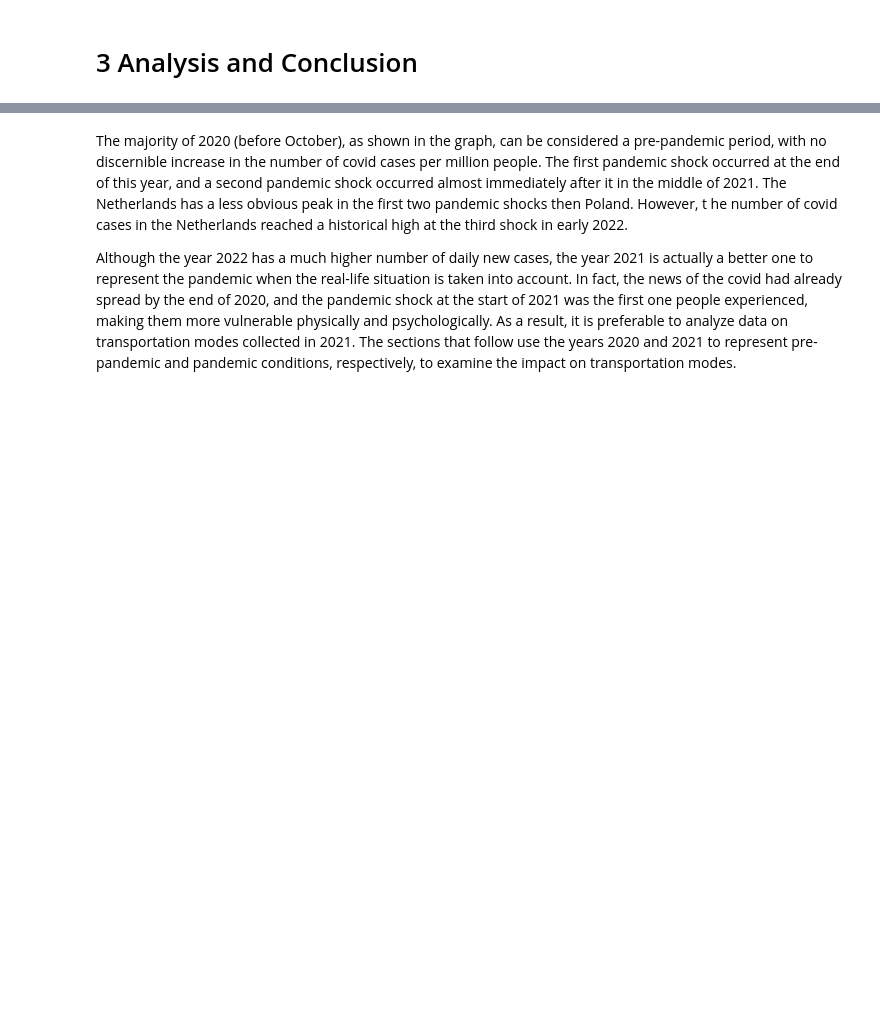
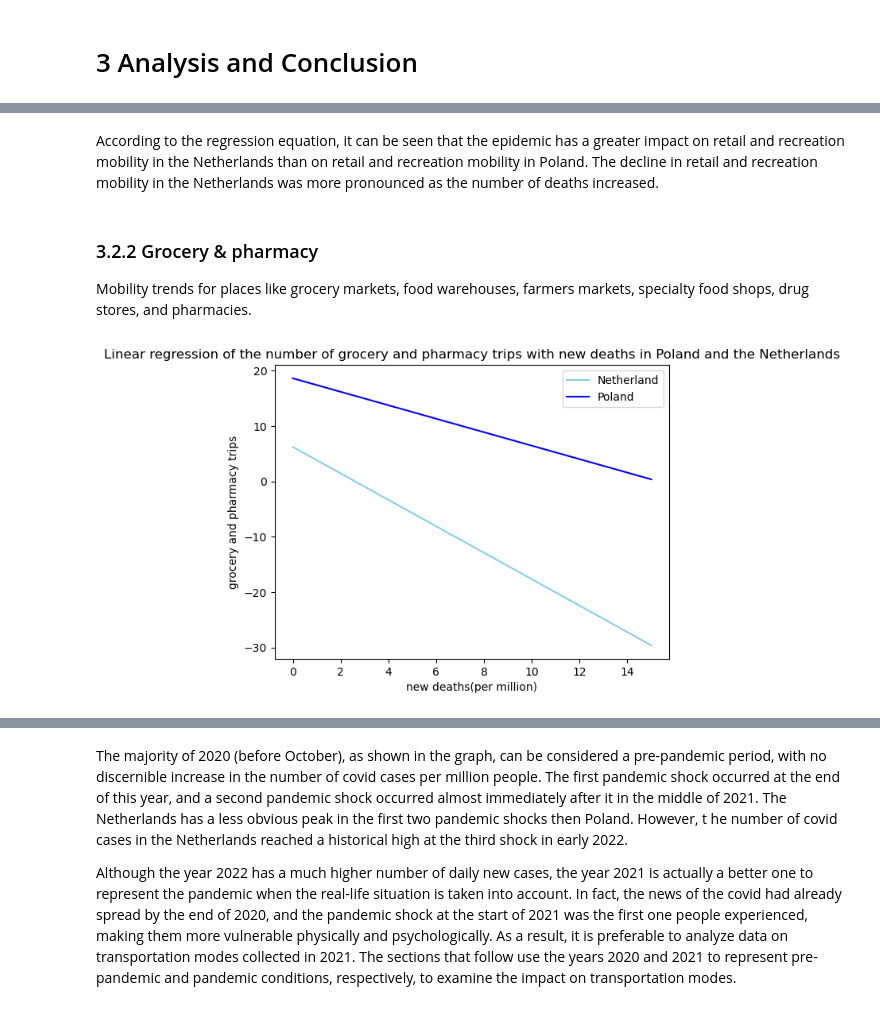
Before and after one commit to cynthiacai56/TIL6022-Project, a Jupyter notebook: project_main.ipynb, the cells around one changed output, grey strips where cells are left out. Drawn from its saved outputs; the diff is of its cells as text; code cells hidden in the pictures; blank space fills up the shorter version.

```diff
--- a/project_main.ipynb
+++ b/project_main.ipynb
@@ -97,0 +148,45 @@ This research gives a good indication of the impact of COVID on mobility in coun
+# %% [markdown]
+According to the regression equation, it can be seen that the epidemic has a greater impact on retail and recreation mobility in the Netherlands than on retail and recreation mobility in Poland. The decline in retail and recreation mobility in the Netherlands was more pronounced as the number of deaths increased.
+# %% [markdown]
+### 3.2.2 Grocery & pharmacy
+
+Mobility trends for places like grocery markets, food warehouses, farmers markets, specialty food shops, drug stores, and pharmacies.
+# %%
+# Import a linear regression model
+lrModel_grocery_and_pharmacy_nl = LinearRegression()
+#Select independent and dependent variables.
+x = df_Mobility_Data[['new_deaths_per_million_nl']]
+y = df_Mobility_Data[['NL_grocery_and_pharmacy']]
+lrModel_grocery_and_pharmacy_nl.fit(x,y)
+lrModel_grocery_and_pharmacy_nl.score(x,y)
+#View intercept
+alpha_grocery_and_pharmacy_nl = lrModel_grocery_and_pharmacy_nl.intercept_[0]
+
+#View slope
+beta_grocery_and_pharmacy_nl = lrModel_grocery_and_pharmacy_nl.coef_[0][0]
+
+#Do the same regression analysis on the Polish data
+lrModel_grocery_and_pharmacy_pl = LinearRegression()
+
+x = df_Mobility_Data[['new_deaths_per_million_pl']]
+y = df_Mobility_Data[['PL_grocery_and_pharmacy']]
+lrModel_grocery_and_pharmacy_pl.fit(x,y)
+lrModel_grocery_and_pharmacy_pl.score(x,y)
+#View intercept
+alpha_grocery_and_pharmacy_pl = lrModel_grocery_and_pharmacy_pl.intercept_[0]
+
+#View slope
+beta_grocery_and_pharmacy_pl = lrModel_grocery_and_pharmacy_pl.coef_[0][0]
+
+#Plot
+plt.title('Linear regression of the number of grocery and pharmacy trips with new deaths in Poland and the Netherlands')
+x1=np.linspace(0,15)
+plt.plot(x1, alpha_grocery_and_pharmacy_nl+beta_grocery_and_pharmacy_nl*x1, color='skyblue', label='Netherland')
+plt.plot(x1, alpha_grocery_and_pharmacy_pl+beta_grocery_and_pharmacy_pl*x1, color='blue', label='Poland')
+plt.legend()
+
+plt.xlabel('new deaths(per million)')
+plt.ylabel('grocery and pharmacy trips')
+plt.show()
+# %% [output]
+[figure, added]
```
Also changed, not shown: parts of 51 cells of this notebook.
